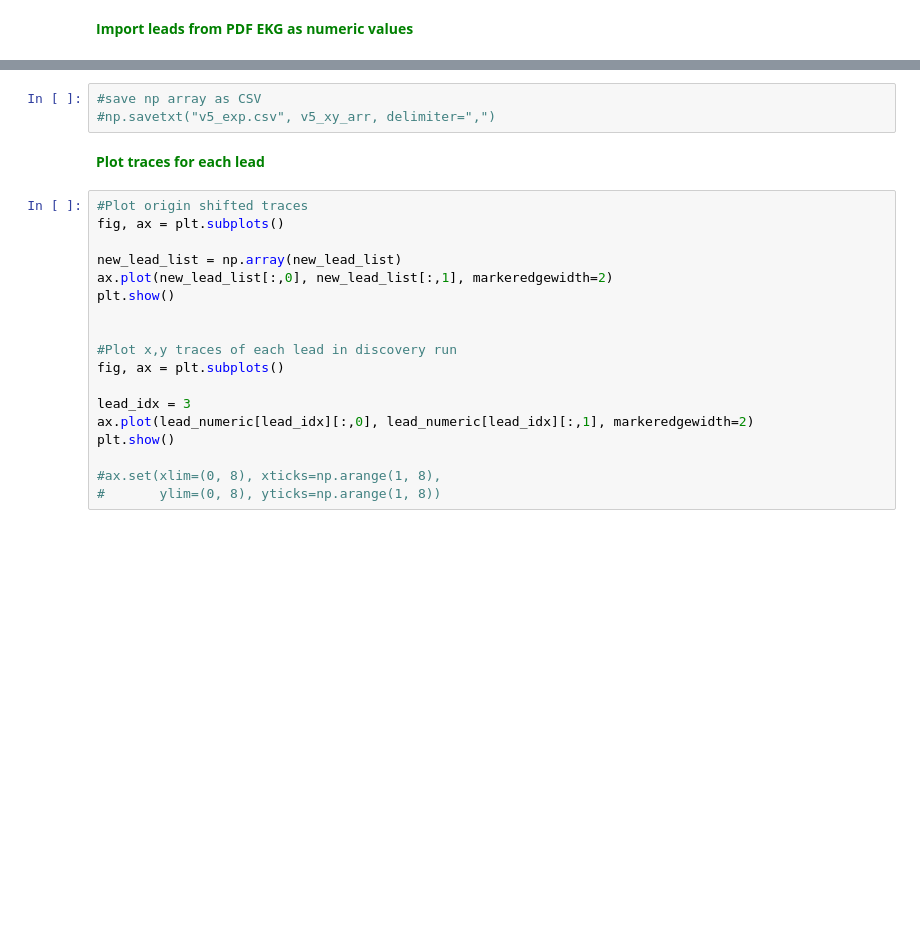
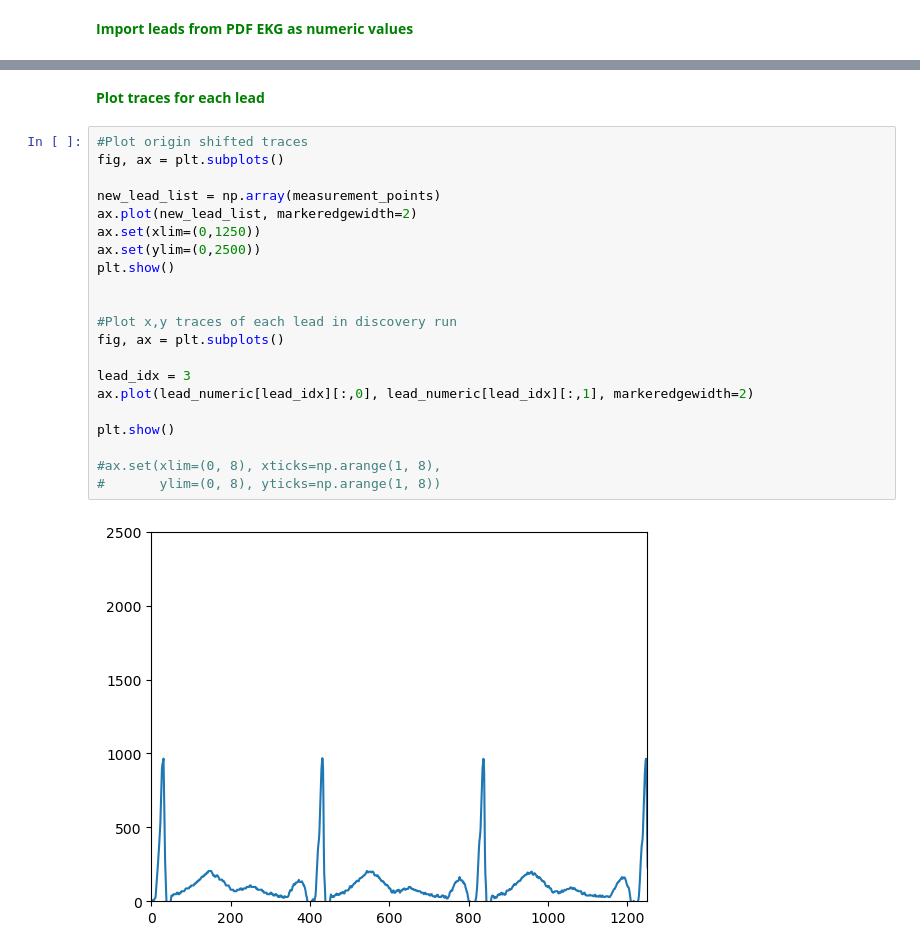
Before and after one commit to rzemla/ECG_pipeline, a Jupyter notebook: trial_extractor_script_V1.ipynb, the cells around one changed output, grey strips where cells are left out. Drawn from its saved outputs; the diff is of its cells as text; blank space fills up the shorter version.

```diff
--- a/trial_extractor_script_V1.ipynb
+++ b/trial_extractor_script_V1.ipynb
@@ -69,23 +73,25 @@ PdfReadWarning: Superfluous whitespace found in object header b'5' b'0' [pdf.py:
-# %%
-#save np array as CSV
-#np.savetxt("v5_exp.csv", v5_xy_arr, delimiter=",")
 # %% [markdown]
 <font color='green'>**Plot traces for each lead**</font>
 # %%
 #Plot origin shifted traces
 fig, ax = plt.subplots()
 
-new_lead_list = np.array(new_lead_list)
-ax.plot(new_lead_list[:,0], new_lead_list[:,1], markeredgewidth=2)
+new_lead_list = np.array(measurement_points)
+ax.plot(new_lead_list, markeredgewidth=2)
+ax.set(xlim=(0,1250))
+ax.set(ylim=(0,2500))
 plt.show()
 
 
 #Plot x,y traces of each lead in discovery run
 fig, ax = plt.subplots()
 
 lead_idx = 3
 ax.plot(lead_numeric[lead_idx][:,0], lead_numeric[lead_idx][:,1], markeredgewidth=2)
+
 plt.show()
 
 #ax.set(xlim=(0, 8), xticks=np.arange(1, 8),
 #       ylim=(0, 8), yticks=np.arange(1, 8))
+# %% [output]
+[figure, added]
```
Also changed, not shown: parts of 3 cells of this notebook, 1 other file.
